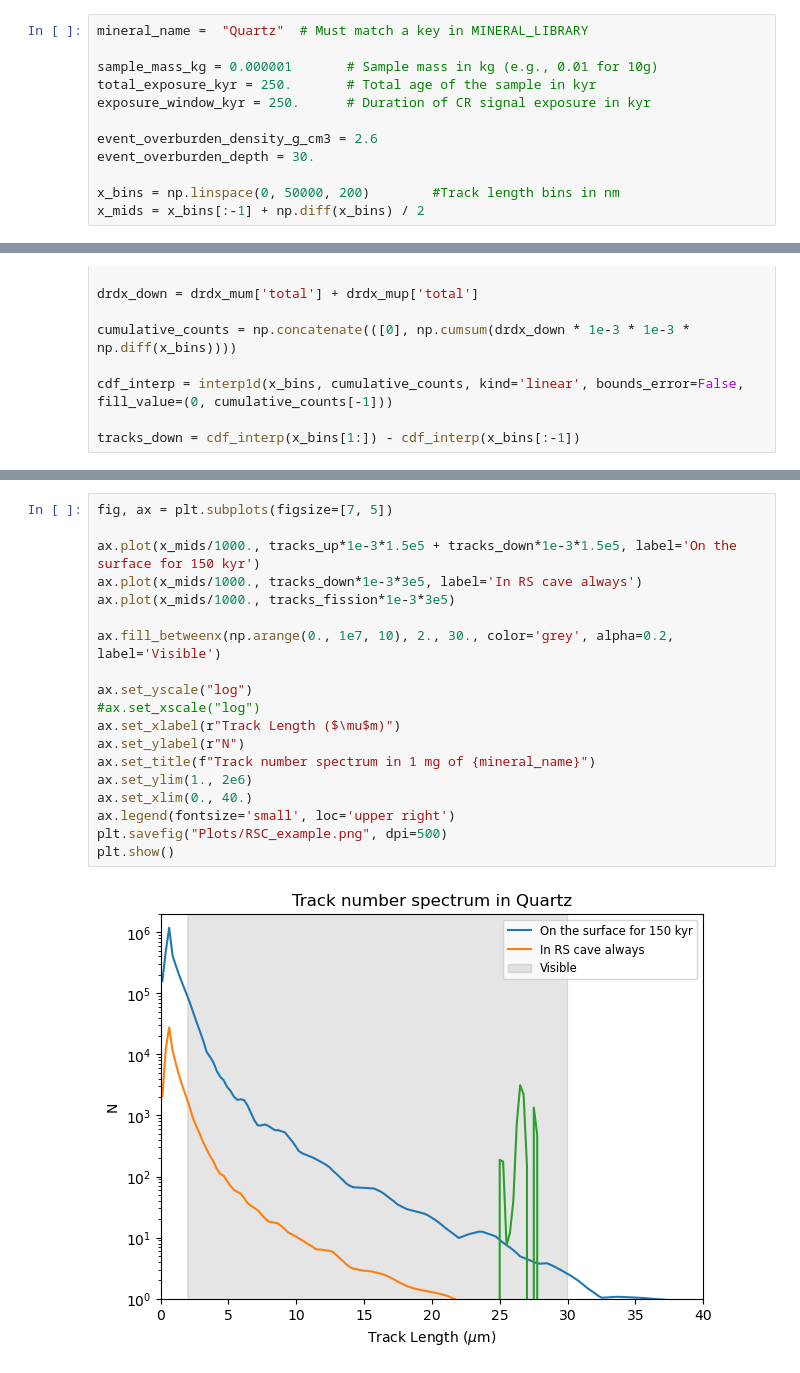
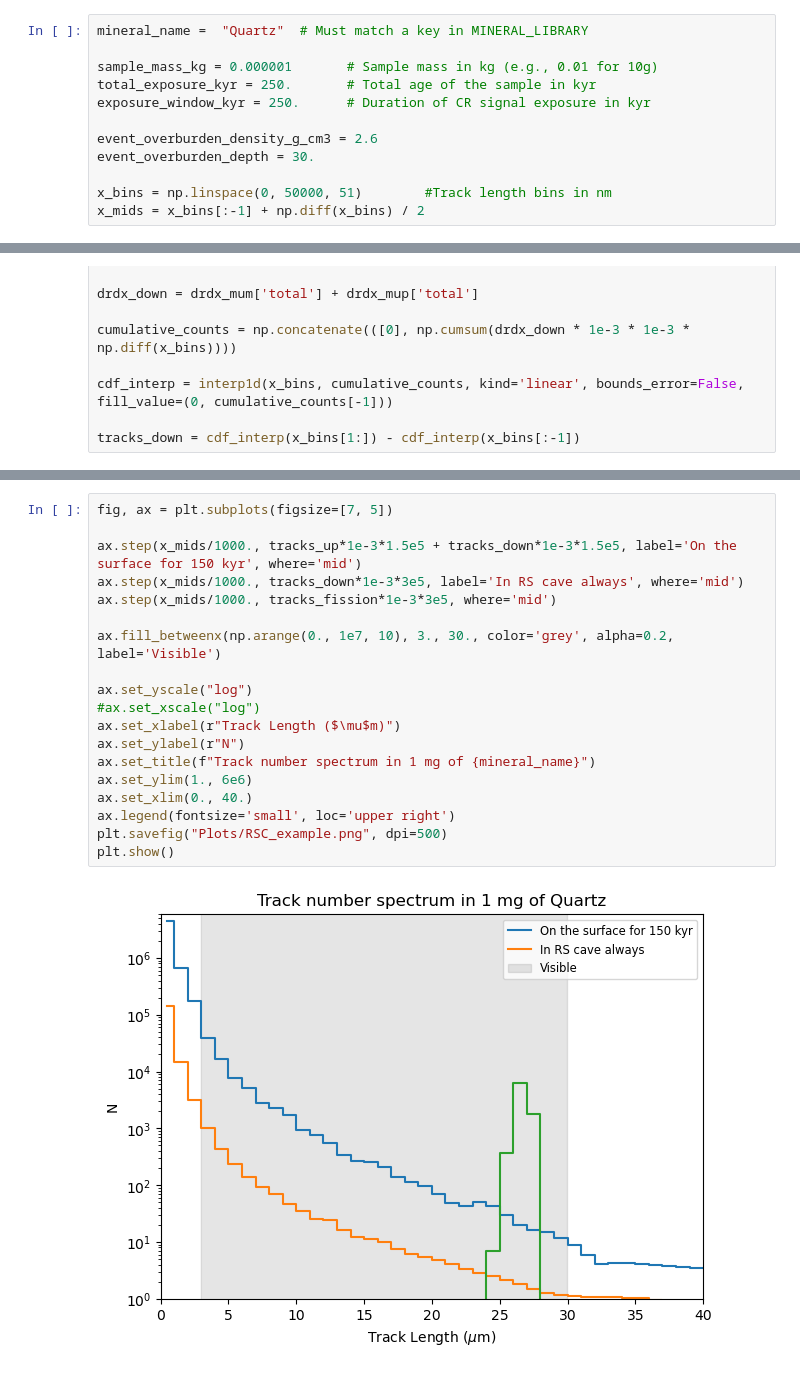
Before and after one commit to cgalelli/PrimusCode, a Jupyter notebook: RSC_analysis.ipynb, the cells around one changed output, grey strips where cells are left out. Drawn from its saved outputs; the diff is of its cells as text.

```diff
--- a/RSC_analysis.ipynb
+++ b/RSC_analysis.ipynb
@@ -44,7 +44,7 @@ exposure_window_kyr = 250.      # Duration of CR signal exposure in kyr
 event_overburden_density_g_cm3 = 2.6
 event_overburden_depth = 30.
 
-x_bins = np.linspace(0, 50000, 200)        #Track length bins in nm
+x_bins = np.linspace(0, 50000, 51)        #Track length bins in nm
 x_mids = x_bins[:-1] + np.diff(x_bins) / 2
 # %%
 CONFIG = yaml.safe_load(open('Data/basic_config.yaml', 'r'))
@@ -152,22 +152,22 @@ plt.show()
 # %%
 fig, ax = plt.subplots(figsize=[7, 5])
 
-ax.plot(x_mids/1000., tracks_up*1e-3*1.5e5 + tracks_down*1e-3*1.5e5, label='On the surface for 150 kyr')
-ax.plot(x_mids/1000., tracks_down*1e-3*3e5, label='In RS cave always')
-ax.plot(x_mids/1000., tracks_fission*1e-3*3e5)
+ax.step(x_mids/1000., tracks_up*1e-3*1.5e5 + tracks_down*1e-3*1.5e5, label='On the surface for 150 kyr', where='mid')
+ax.step(x_mids/1000., tracks_down*1e-3*3e5, label='In RS cave always', where='mid')
+ax.step(x_mids/1000., tracks_fission*1e-3*3e5, where='mid')
 
-ax.fill_betweenx(np.arange(0., 1e7, 10), 2., 30., color='grey', alpha=0.2, label='Visible')
+ax.fill_betweenx(np.arange(0., 1e7, 10), 3., 30., color='grey', alpha=0.2, label='Visible')
 
 ax.set_yscale("log")
 #ax.set_xscale("log")
 ax.set_xlabel(r"Track Length ($\mu$m)")
 ax.set_ylabel(r"N")
 ax.set_title(f"Track number spectrum in 1 mg of {mineral_name}")
-ax.set_ylim(1., 2e6)
+ax.set_ylim(1., 6e6)
 ax.set_xlim(0., 40.)
 ax.legend(fontsize='small', loc='upper right')
 plt.savefig("Plots/RSC_example.png", dpi=500)
 plt.show()
 # %% [output]
-[figure, old version]
+[figure, new version]
 # %%
```
Also changed, not shown: parts of 6 cells of this notebook, 1 other file.
